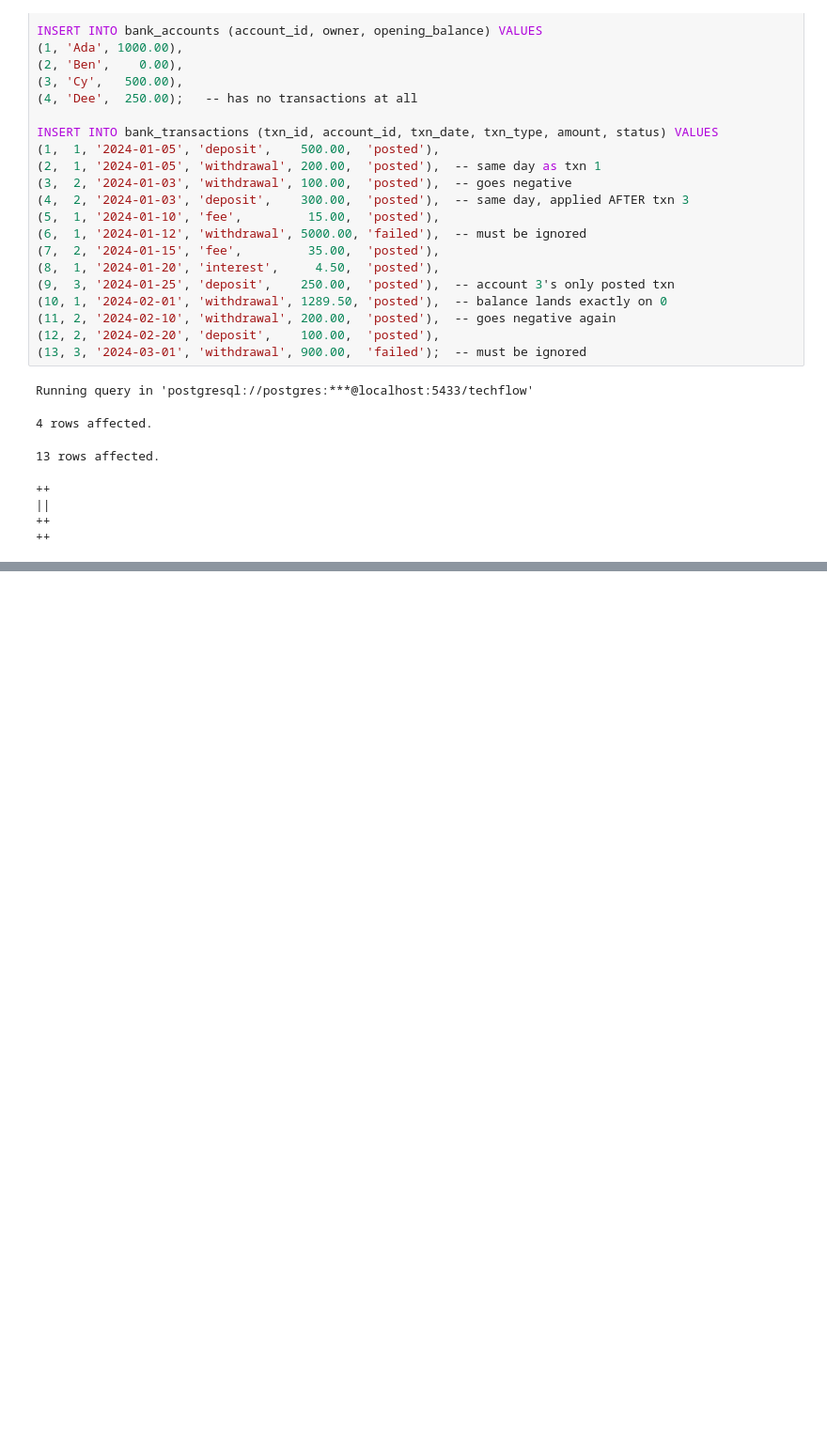
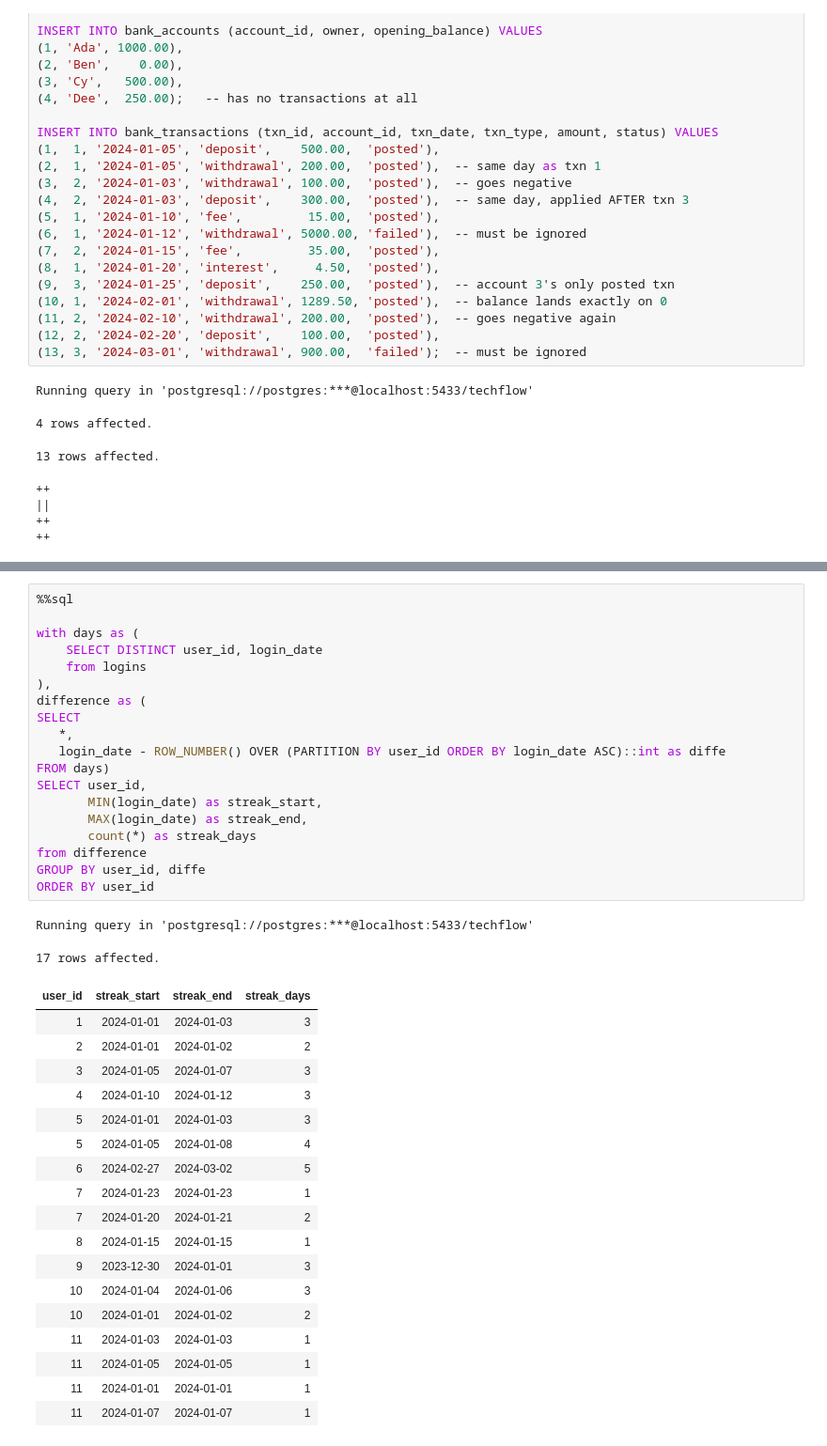
Before and after one commit to OlawoyeTaofeek/DataEngineering-Vs-AnalyticalEngineeringGuide, a Jupyter notebook: sql_tutorial/cohort_retention.ipynb, the cells around one changed output, grey strips where cells are left out. Shown at 94% size. Drawn from its saved outputs; the diff is of its cells as text; blank space fills up the shorter version.

```diff
--- a/sql_tutorial/cohort_retention.ipynb
+++ b/sql_tutorial/cohort_retention.ipynb
@@ -3816,0 +4185,40 @@ ORDER BY region, month;
+# %%
+%%sql
+
+with days as (
+    SELECT DISTINCT user_id, login_date
+    from logins
+),
+difference as (
+SELECT
+   *,
+   login_date - ROW_NUMBER() OVER (PARTITION BY user_id ORDER BY login_date ASC)::int as diffe
+FROM days)
+SELECT user_id,
+       MIN(login_date) as streak_start,
+       MAX(login_date) as streak_end,
+       count(*) as streak_days
+from difference
+GROUP BY user_id, diffe
+ORDER BY user_id
+# %% [output]
+Running query in 'postgresql://postgres:***@localhost:5433/techflow'
+17 rows affected.
+| user_id | streak_start | streak_end | streak_days |
+| 1 | 2024-01-01 | 2024-01-03 | 3 |
+| 2 | 2024-01-01 | 2024-01-02 | 2 |
+| 3 | 2024-01-05 | 2024-01-07 | 3 |
+| 4 | 2024-01-10 | 2024-01-12 | 3 |
+| 5 | 2024-01-01 | 2024-01-03 | 3 |
+| 5 | 2024-01-05 | 2024-01-08 | 4 |
+| 6 | 2024-02-27 | 2024-03-02 | 5 |
+| 7 | 2024-01-23 | 2024-01-23 | 1 |
+| 7 | 2024-01-20 | 2024-01-21 | 2 |
+| 8 | 2024-01-15 | 2024-01-15 | 1 |
+| 9 | 2023-12-30 | 2024-01-01 | 3 |
+| 10 | 2024-01-04 | 2024-01-06 | 3 |
+| 10 | 2024-01-01 | 2024-01-02 | 2 |
+| 11 | 2024-01-03 | 2024-01-03 | 1 |
+| 11 | 2024-01-05 | 2024-01-05 | 1 |
+| 11 | 2024-01-01 | 2024-01-01 | 1 |
+| 11 | 2024-01-07 | 2024-01-07 | 1 |
```
Also changed, not shown: parts of 18 cells of this notebook.
